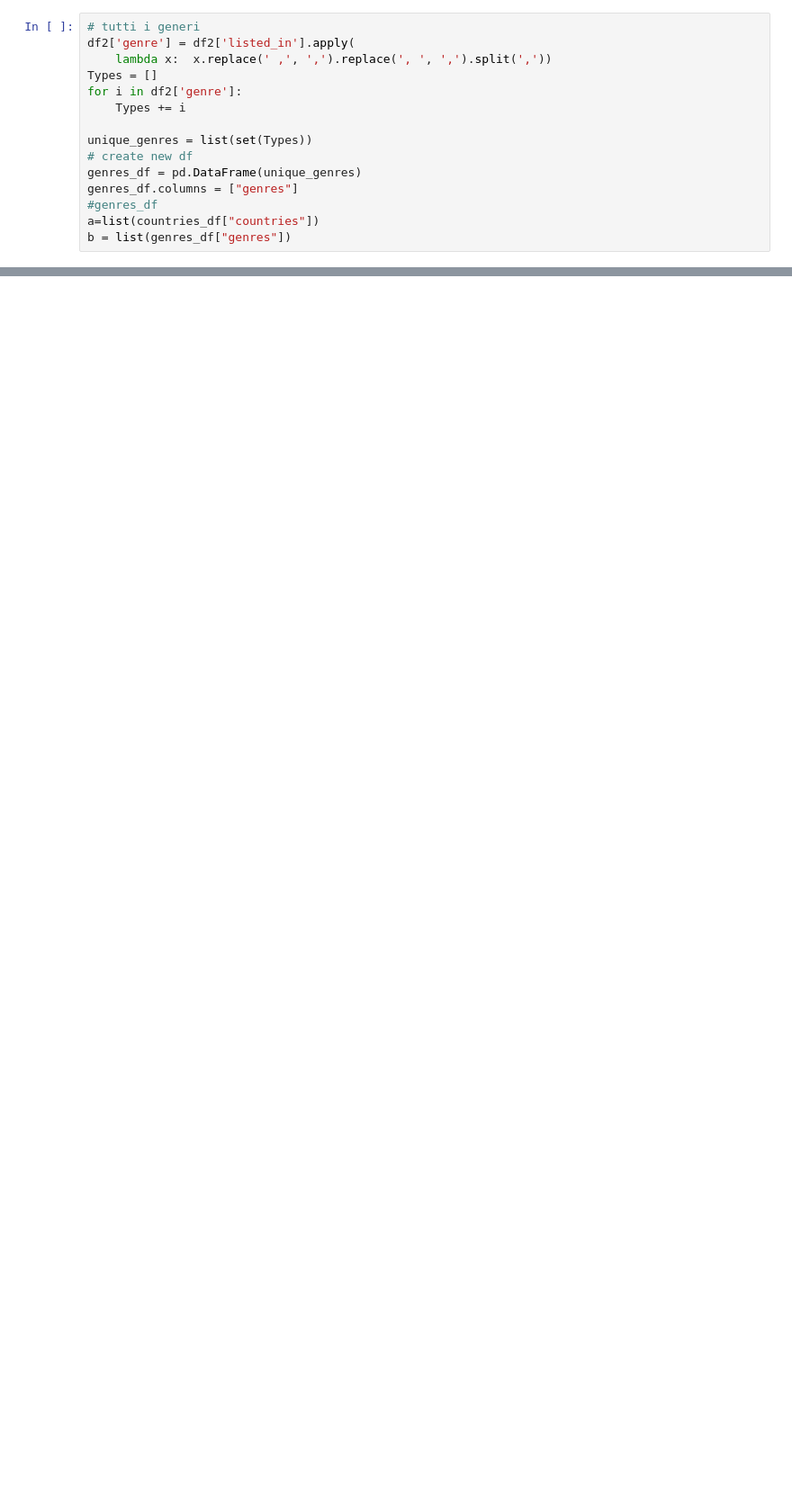
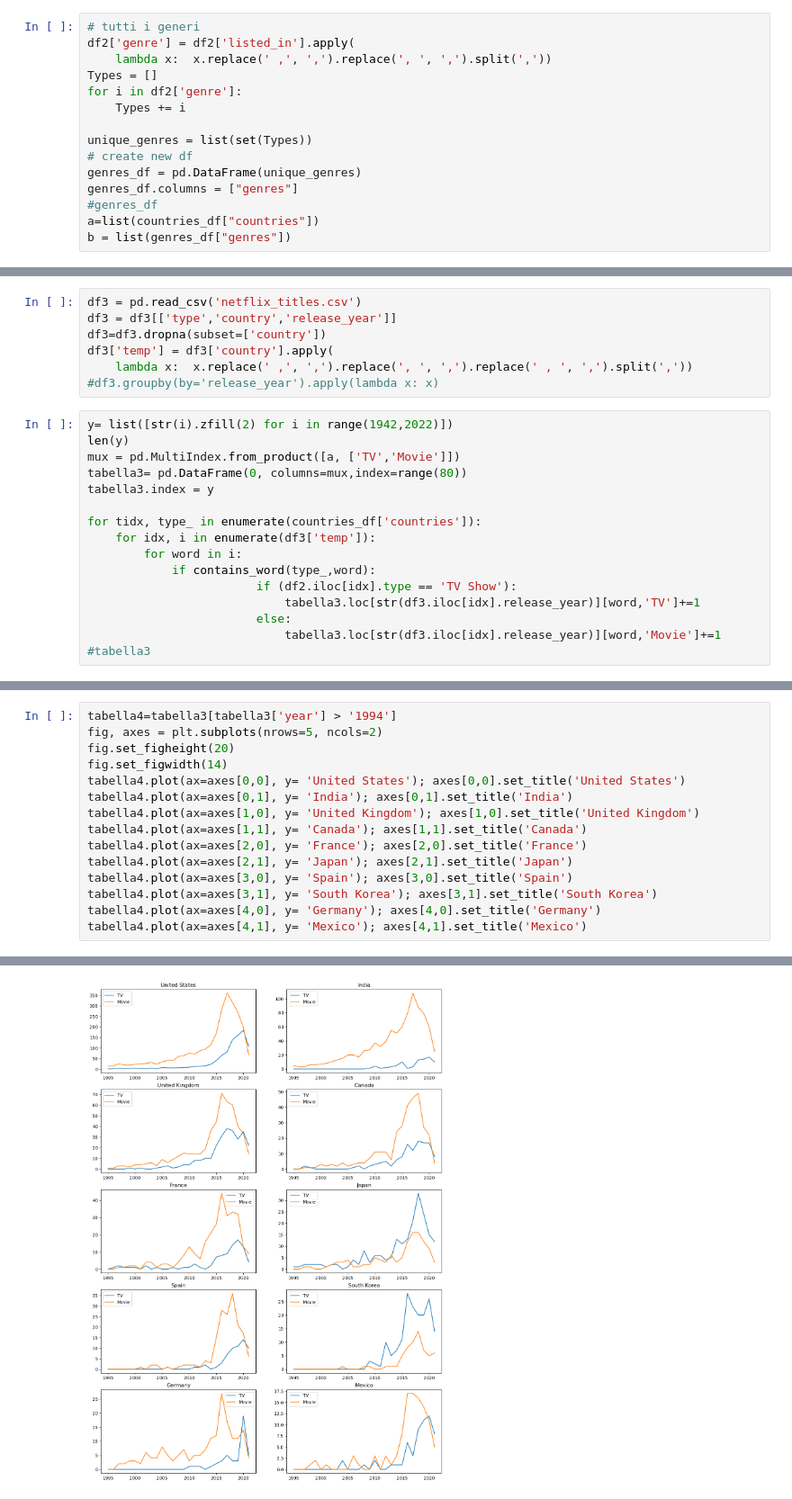
Before and after one commit to dario-coscia/netflix-viz, a Jupyter notebook: netflix.ipynb, the cells around one changed output, grey strips where cells are left out. Shown: that part at 90% size. Saved outputs shown, nothing was run; the diff lists cells and outputs as text; blank space fills up the shorter version.

```diff
--- a/netflix.ipynb
+++ b/netflix.ipynb
@@ -390,0 +391,23 @@ fig.show()
+# %%
+df3 = pd.read_csv('netflix_titles.csv')
+df3 = df3[['type','country','release_year']]
+df3=df3.dropna(subset=['country'])
+df3['temp'] = df3['country'].apply(
+    lambda x:  x.replace(' ,', ',').replace(', ', ',').replace(' , ', ',').split(','))
+#df3.groupby(by='release_year').apply(lambda x: x)
+# %%
+y= list([str(i).zfill(2) for i in range(1942,2022)])
+len(y)
+mux = pd.MultiIndex.from_product([a, ['TV','Movie']])
+tabella3= pd.DataFrame(0, columns=mux,index=range(80))
+tabella3.index = y
+
+for tidx, type_ in enumerate(countries_df['countries']):
+    for idx, i in enumerate(df3['temp']):
+        for word in i:
+            if contains_word(type_,word):
+                        if (df2.iloc[idx].type == 'TV Show'):
+                            tabella3.loc[str(df3.iloc[idx].release_year)][word,'TV']+=1
+                        else:
+                            tabella3.loc[str(df3.iloc[idx].release_year)][word,'Movie']+=1
+#tabella3
@@ -390,0 +429,16 @@ fig.show()
+# %%
+tabella4=tabella3[tabella3['year'] > '1994']
+fig, axes = plt.subplots(nrows=5, ncols=2)
+fig.set_figheight(20)
+fig.set_figwidth(14)
+tabella4.plot(ax=axes[0,0], y= 'United States'); axes[0,0].set_title('United States')
+tabella4.plot(ax=axes[0,1], y= 'India'); axes[0,1].set_title('India')
+tabella4.plot(ax=axes[1,0], y= 'United Kingdom'); axes[1,0].set_title('United Kingdom')
+tabella4.plot(ax=axes[1,1], y= 'Canada'); axes[1,1].set_title('Canada')
+tabella4.plot(ax=axes[2,0], y= 'France'); axes[2,0].set_title('France')
+tabella4.plot(ax=axes[2,1], y= 'Japan'); axes[2,1].set_title('Japan')
+tabella4.plot(ax=axes[3,0], y= 'Spain'); axes[3,0].set_title('Spain')
+tabella4.plot(ax=axes[3,1], y= 'South Korea'); axes[3,1].set_title('South Korea')
+tabella4.plot(ax=axes[4,0], y= 'Germany'); axes[4,0].set_title('Germany')
+tabella4.plot(ax=axes[4,1], y= 'Mexico'); axes[4,1].set_title('Mexico')
+# %% [output]
@@ -390,0 +446 @@ fig.show()
+[figure, added]
```
Also changed, not shown: parts of 8 cells of this notebook.
